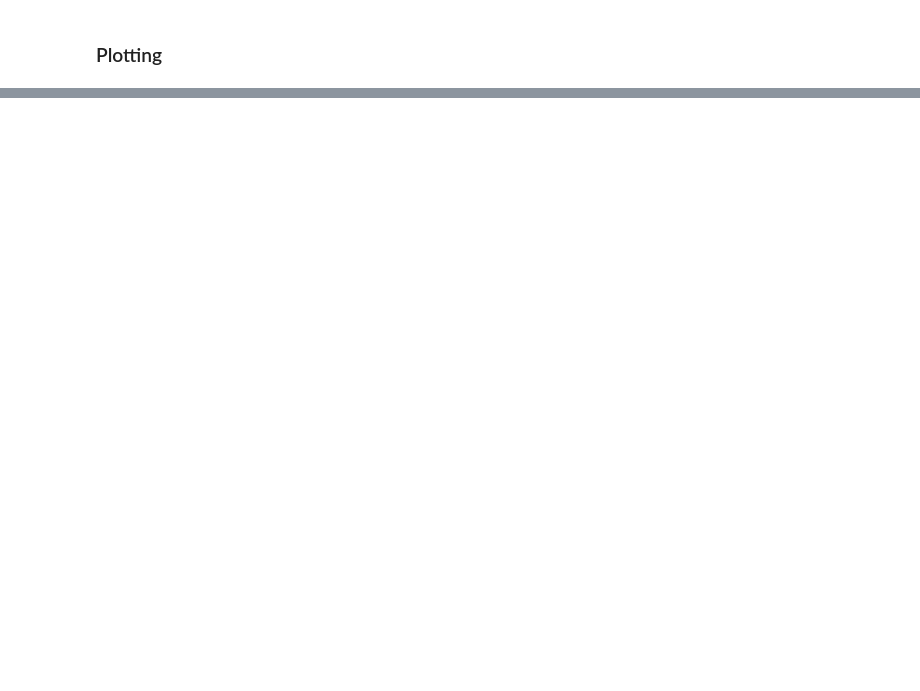
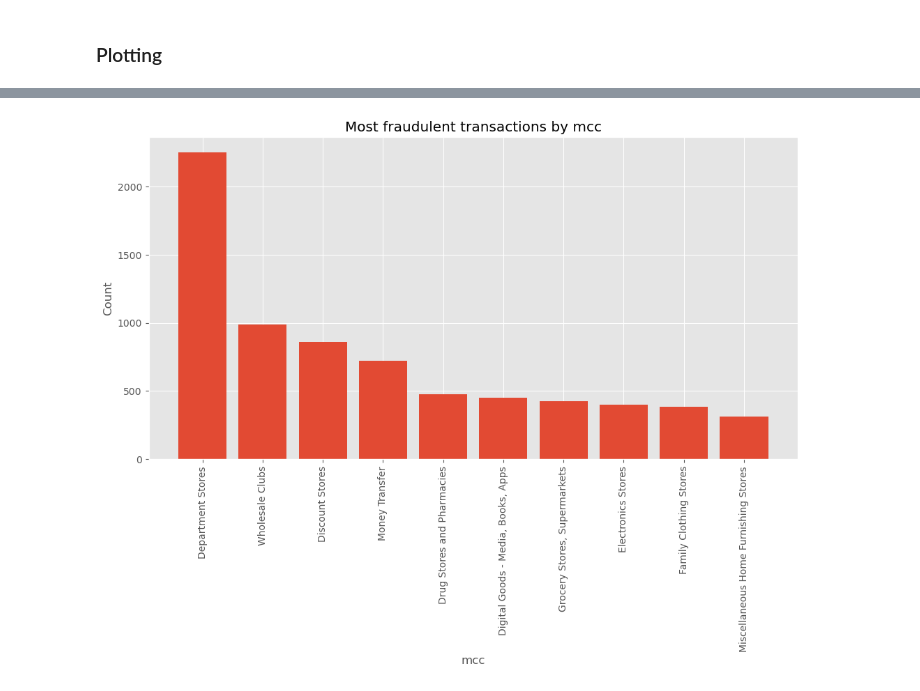
Before and after one commit to andriysinclair/FraudDetection, a Jupyter notebook: eda_cleaning.ipynb, the cells around one changed output, grey strips where cells are left out. Cells and saved outputs as stored; diff of their text form; code cells hidden in the pictures; blank space fills up the shorter version.

```diff
--- a/eda_cleaning.ipynb
+++ b/eda_cleaning.ipynb
@@ -256,0 +262,4 @@ plotter1.plot_correlations()
+# %%
+plotter_plot.bar_plot(feature_of_interest="mcc", top_n=10)
+# %% [output]
+[figure, added]
```
Also changed, not shown: parts of 16 cells of this notebook, 5 other files.
